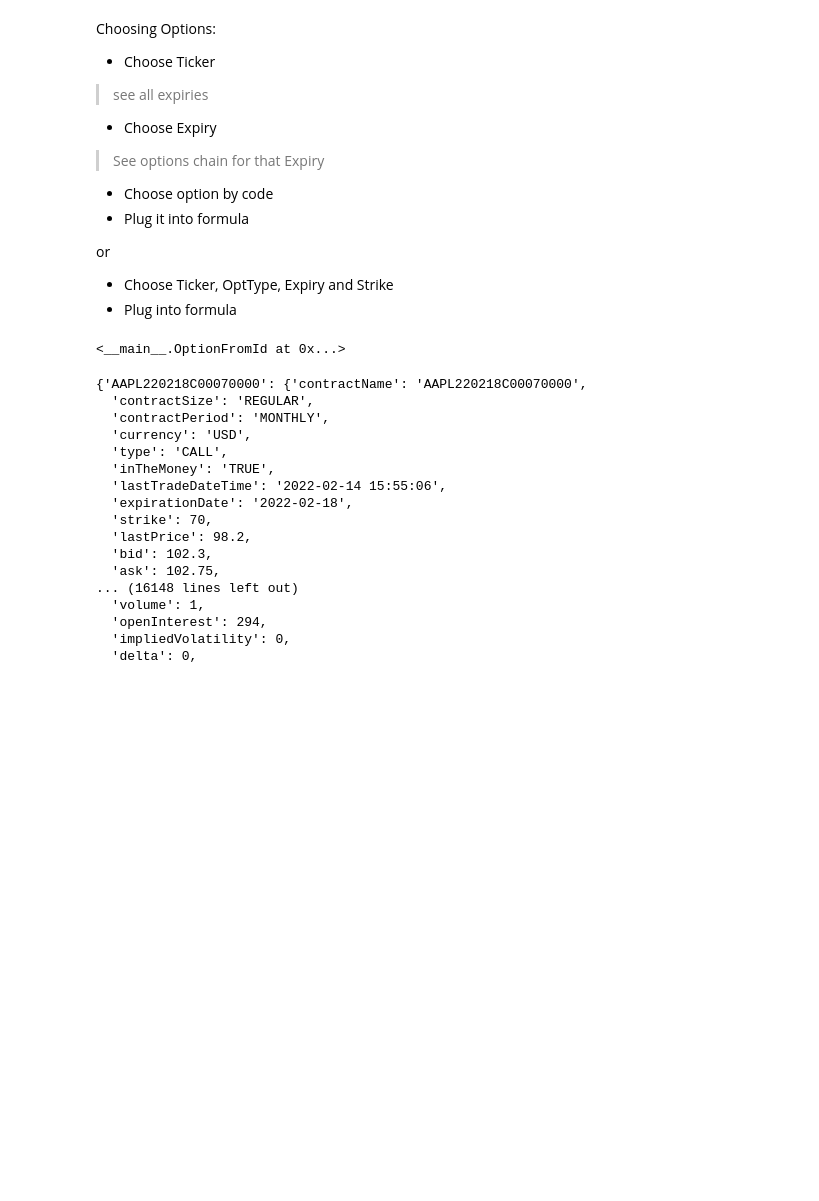
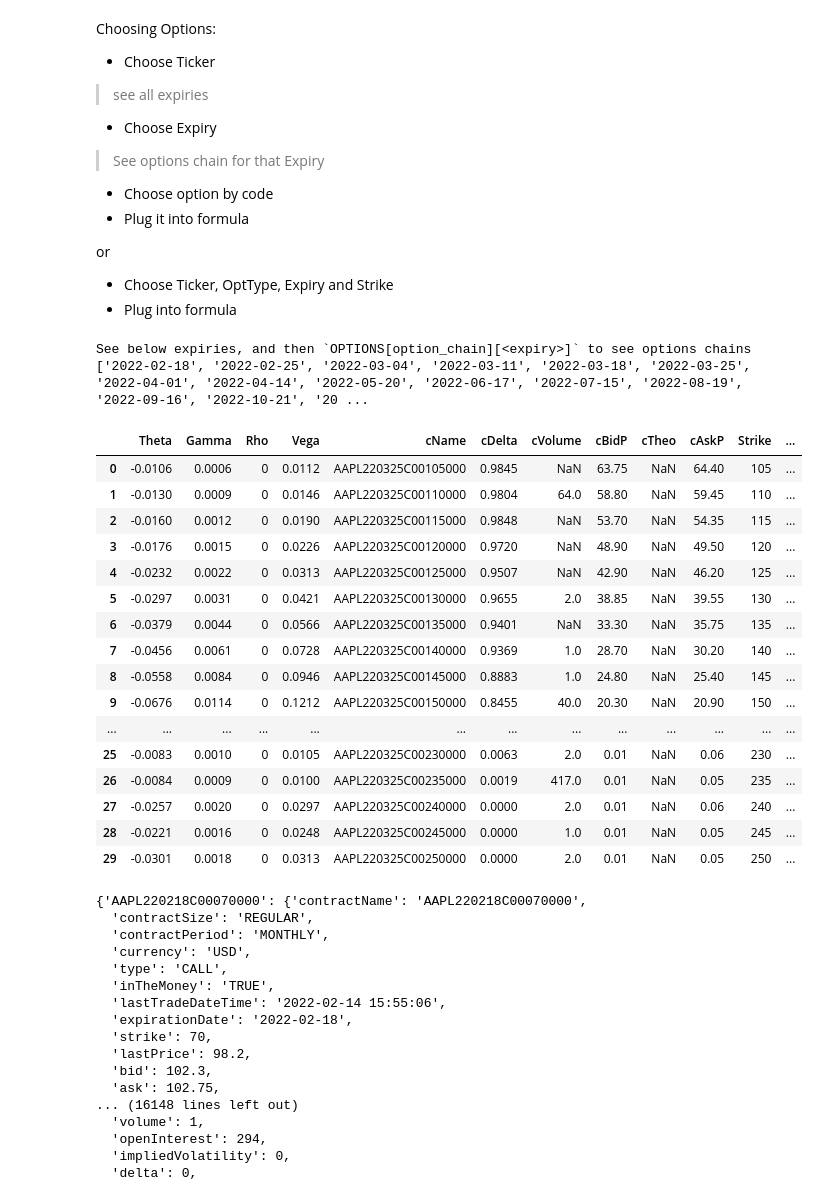
Before and after one commit to AydenZK/ml_options_pricer, a Jupyter notebook: rough.ipynb, the cells around one changed output. Drawn from its saved outputs; the diff is of its cells as text; code cells hidden in the pictures; blank space fills up the shorter version.

```diff
--- a/rough.ipynb
+++ b/rough.ipynb
@@ -147,18 +146,18 @@ config = {
 
 # or
 
-config = {
-    'ticker': "AAPL",
-    'opt_type': 'CALL',
-    'strike': 170,
-    'expiration': '2022-02-25'
-}
+# config = {
+#     'ticker': "AAPL",
+#     'opt_type': 'CALL',
+#     'strike': 170,
+#     'expiration': '2022-02-25'
+# }
 
 # or
 
-config = {
-    'id': "AAPL220218C00070000"
-}
+# config = {
+#     'id': "AAPL220218C00070000"
+# }
 
 class OptionsPricer:
     def __init__(self, config):
@@ -169,13 +168,34 @@ class OptionsPricer:
             self.option = OptionFromId(config['id'])
         else:
             query_data(config['ticker'])
-            print("See below expiries, and then `OPTIONS[option_chain][<expiry>]` to see options chains")
-            print(OPTIONS['expiries'])
+            print("See below expiries, and then `OPTIONS[<ticker>]['options_chain'][<expiry>]` to see options chains")
+            print(OPTIONS[config['ticker']]['expiries'])
 
 aapl = OptionsPricer(config)
-aapl.option
+# aapl.option
 # %% [output]
-<__main__.OptionFromId at 0x...>
+See below expiries, and then `OPTIONS[option_chain][<expiry>]` to see options chains
+['2022-02-18', '2022-02-25', '2022-03-04', '2022-03-11', '2022-03-18', '2022-03-25', '2022-04-01', '2022-04-14', '2022-05-20', '2022-06-17', '2022-07-15', '2022-08-19', '2022-09-16', '2022-10-21', '20 ...
+# %%
+OPTIONS["AAPL"]["options_chain"]['2022-03-25']
+# %% [output]
+|  | Theta | Gamma | Rho | Vega | cName | cDelta | cVolume | cBidP | cTheo | cAskP | Strike | ... |
+| 0 | -0.0106 | 0.0006 | 0 | 0.0112 | AAPL220325C00105000 | 0.9845 | NaN | 63.75 | NaN | 64.40 | 105 | ... |
+| 1 | -0.0130 | 0.0009 | 0 | 0.0146 | AAPL220325C00110000 | 0.9804 | 64.0 | 58.80 | NaN | 59.45 | 110 | ... |
+| 2 | -0.0160 | 0.0012 | 0 | 0.0190 | AAPL220325C00115000 | 0.9848 | NaN | 53.70 | NaN | 54.35 | 115 | ... |
+| 3 | -0.0176 | 0.0015 | 0 | 0.0226 | AAPL220325C00120000 | 0.9720 | NaN | 48.90 | NaN | 49.50 | 120 | ... |
+| 4 | -0.0232 | 0.0022 | 0 | 0.0313 | AAPL220325C00125000 | 0.9507 | NaN | 42.90 | NaN | 46.20 | 125 | ... |
+| 5 | -0.0297 | 0.0031 | 0 | 0.0421 | AAPL220325C00130000 | 0.9655 | 2.0 | 38.85 | NaN | 39.55 | 130 | ... |
+| 6 | -0.0379 | 0.0044 | 0 | 0.0566 | AAPL220325C00135000 | 0.9401 | NaN | 33.30 | NaN | 35.75 | 135 | ... |
+| 7 | -0.0456 | 0.0061 | 0 | 0.0728 | AAPL220325C00140000 | 0.9369 | 1.0 | 28.70 | NaN | 30.20 | 140 | ... |
+| 8 | -0.0558 | 0.0084 | 0 | 0.0946 | AAPL220325C00145000 | 0.8883 | 1.0 | 24.80 | NaN | 25.40 | 145 | ... |
+| 9 | -0.0676 | 0.0114 | 0 | 0.1212 | AAPL220325C00150000 | 0.8455 | 40.0 | 20.30 | NaN | 20.90 | 150 | ... |
+| ... | ... | ... | ... | ... | ... | ... | ... | ... | ... | ... | ... | ... |
+| 25 | -0.0083 | 0.0010 | 0 | 0.0105 | AAPL220325C00230000 | 0.0063 | 2.0 | 0.01 | NaN | 0.06 | 230 | ... |
+| 26 | -0.0084 | 0.0009 | 0 | 0.0100 | AAPL220325C00235000 | 0.0019 | 417.0 | 0.01 | NaN | 0.05 | 235 | ... |
+| 27 | -0.0257 | 0.0020 | 0 | 0.0297 | AAPL220325C00240000 | 0.0000 | 2.0 | 0.01 | NaN | 0.06 | 240 | ... |
+| 28 | -0.0221 | 0.0016 | 0 | 0.0248 | AAPL220325C00245000 | 0.0000 | 1.0 | 0.01 | NaN | 0.05 | 245 | ... |
+| 29 | -0.0301 | 0.0018 | 0 | 0.0313 | AAPL220325C00250000 | 0.0000 | 2.0 | 0.01 | NaN | 0.05 | 250 | ... |
 # %%
 MEMORY
 # %% [output]
```
Also changed, not shown: parts of 4 cells of this notebook, 1 other file.
